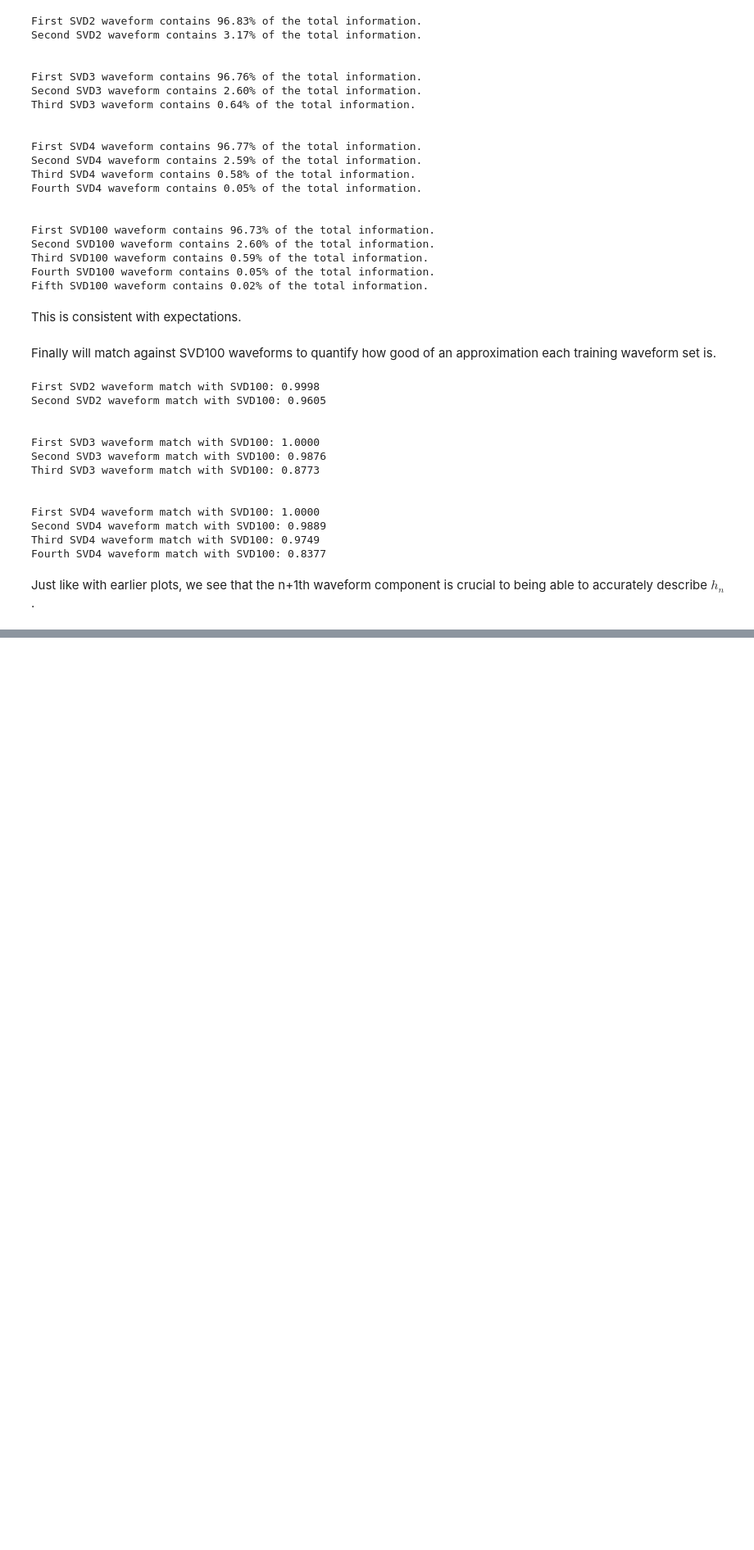
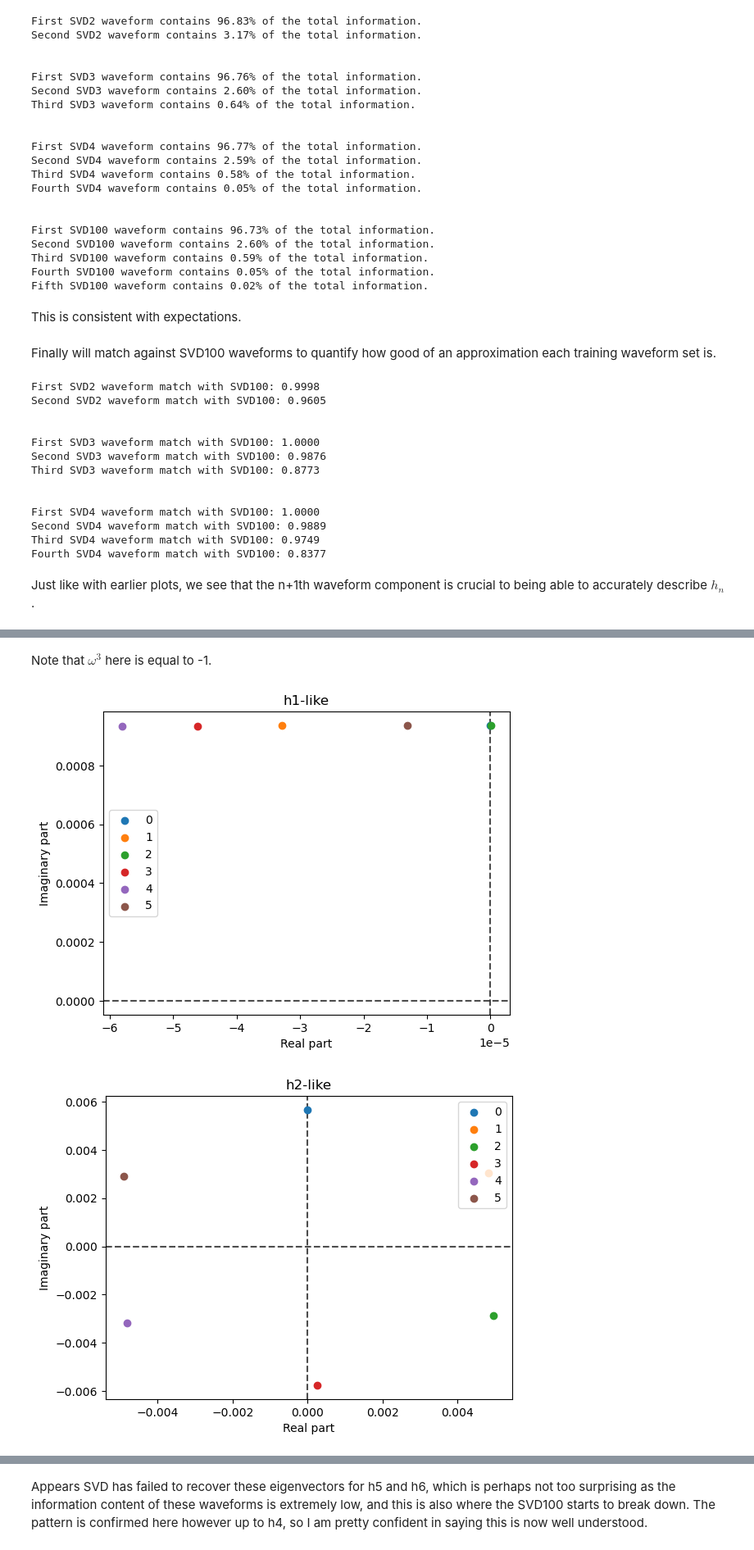
Before and after one commit to BenGPatterson/EccentricBinaries, a Jupyter notebook: notebooks/principal_component_analysis.ipynb, the cells around one changed output, grey strips where cells are left out. Shown at 82% size. Drawn from its saved outputs; the diff is of its cells as text; code cells hidden in the pictures; blank space fills up the shorter version.

```diff
--- a/notebooks/principal_component_analysis.ipynb
+++ b/notebooks/principal_component_analysis.ipynb
@@ -780,0 +867,17 @@ Just like with earlier plots, we see that the n+1th waveform component is crucia
+# %% [markdown]
+Note that $\omega^3$ here is equal to -1.
+# %%
+flip_sign = np.array([-1,-1,1,1,1,-1])
+for i in range(6):
+    for j in range(6):
+        plt.scatter(np.imag(flip_sign[i]*Vinv_S_6.T[i][j]), np.real(flip_sign[i]*Vinv_S_6.T[i][j]), label=str(j))
+    plt.axvline(0, ls='dashed', c='k', zorder=-1, alpha=0.7)
+    plt.axhline(0, ls='dashed', c='k', zorder=-1, alpha=0.7)
+    plt.legend()
+    plt.xlabel('Real part')
+    plt.ylabel('Imaginary part')
+    plt.title(f'h{i+1}-like')
+    plt.show()
+# %% [output]
+[figure, added]
+[figure, added]
@@ -780,0 +888,2 @@ Just like with earlier plots, we see that the n+1th waveform component is crucia
+# %% [markdown]
+Appears SVD has failed to recover these eigenvectors for h5 and h6, which is perhaps not too surprising as the information content of these waveforms is extremely low, and this is also where the SVD100 starts to break down. The pattern is confirmed here however up to h4, so I am pretty confident in saying this is now well understood.
```
Also changed, not shown: parts of 11 cells of this notebook, 2 other files.
